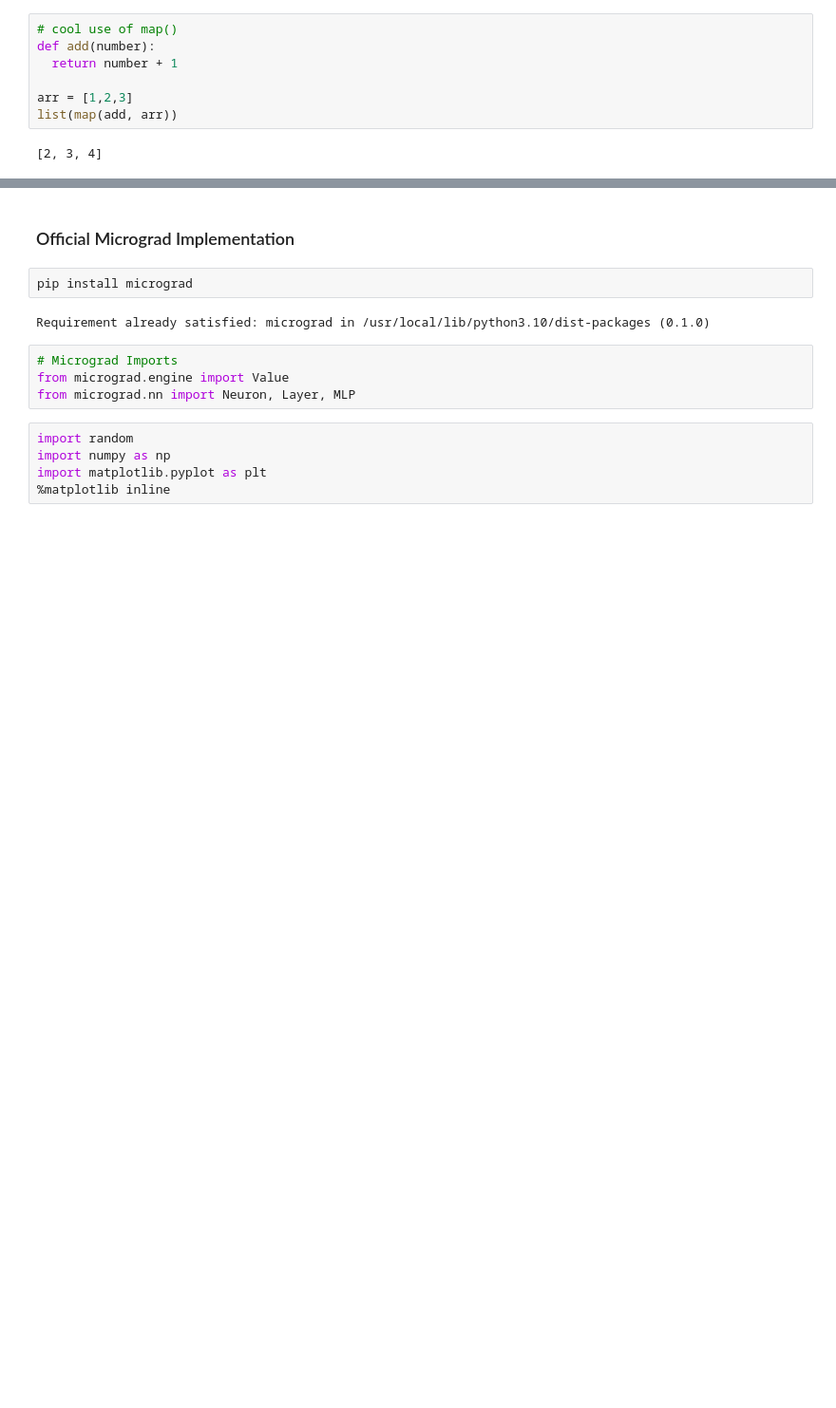
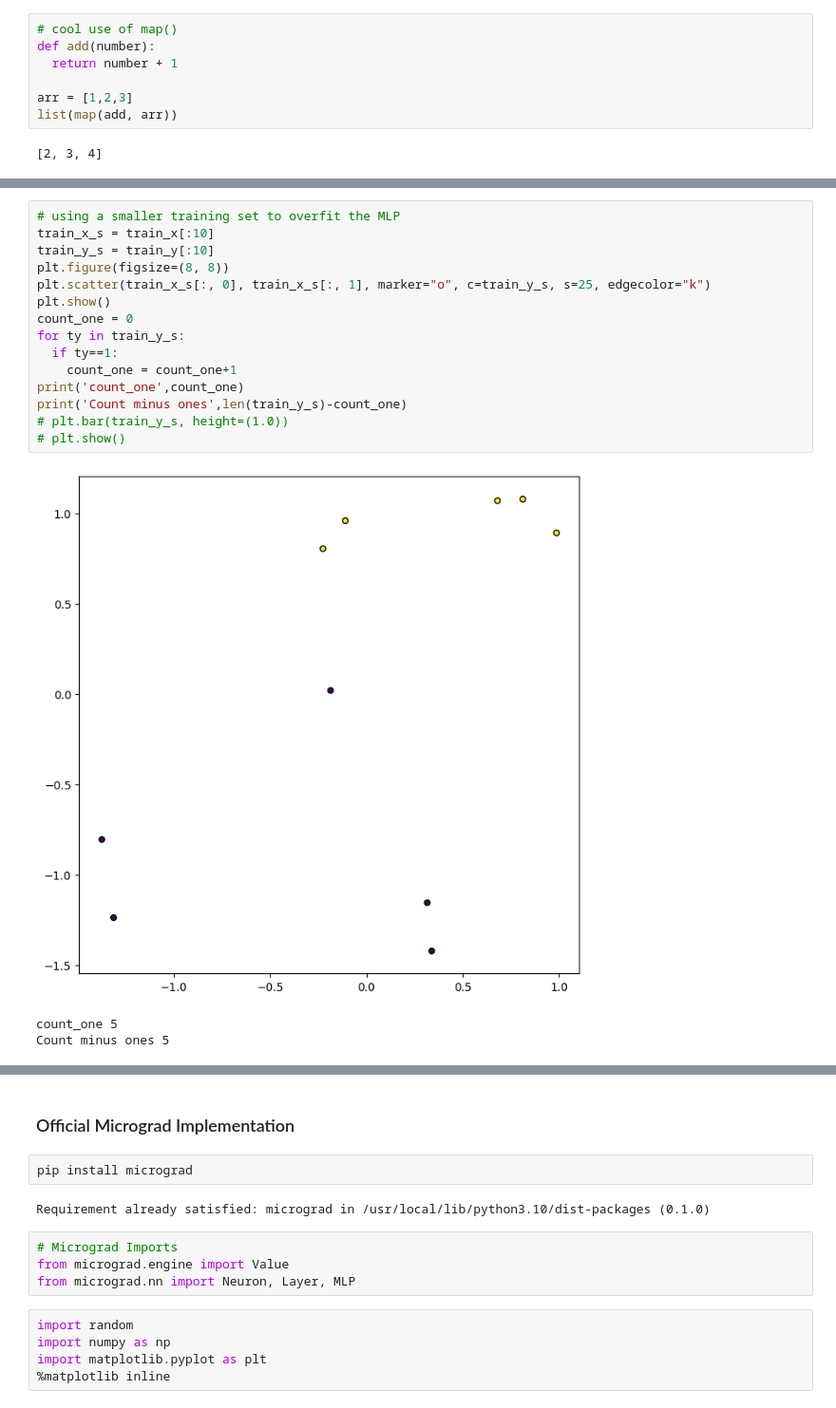
Before and after one commit to AndrewstheBuilder/FromScratch_NeuralNetworks, a Jupyter notebook: MultiLayerPerceptron_FromScratch.ipynb, the cells around one changed output, grey strips where cells are left out. Shown: that part at 95% size. Drawn from its saved outputs; the diff is of its cells as text; blank space fills up the shorter version.

Commit message:
On Draft 3 studying mean squared error vs mean error. Using a smaller dataset to test. Next step will be to log the activations and gradients to figure out what is going on inside the network.

```diff
--- a/MultiLayerPerceptron_FromScratch.ipynb
+++ b/MultiLayerPerceptron_FromScratch.ipynb
@@ -1005,0 +1036,19 @@ list(map(add, arr))
+# %%
+# using a smaller training set to overfit the MLP
+train_x_s = train_x[:10]
+train_y_s = train_y[:10]
+plt.figure(figsize=(8, 8))
+plt.scatter(train_x_s[:, 0], train_x_s[:, 1], marker="o", c=train_y_s, s=25, edgecolor="k")
+plt.show()
+count_one = 0
+for ty in train_y_s:
+  if ty==1:
+    count_one = count_one+1
+print('count_one',count_one)
+print('Count minus ones',len(train_y_s)-count_one)
+# plt.bar(train_y_s, height=(1.0))
+# plt.show()
+# %% [output]
+[figure, added]
+count_one 5
+Count minus ones 5
```
Also changed, not shown: parts of 11 cells of this notebook.
